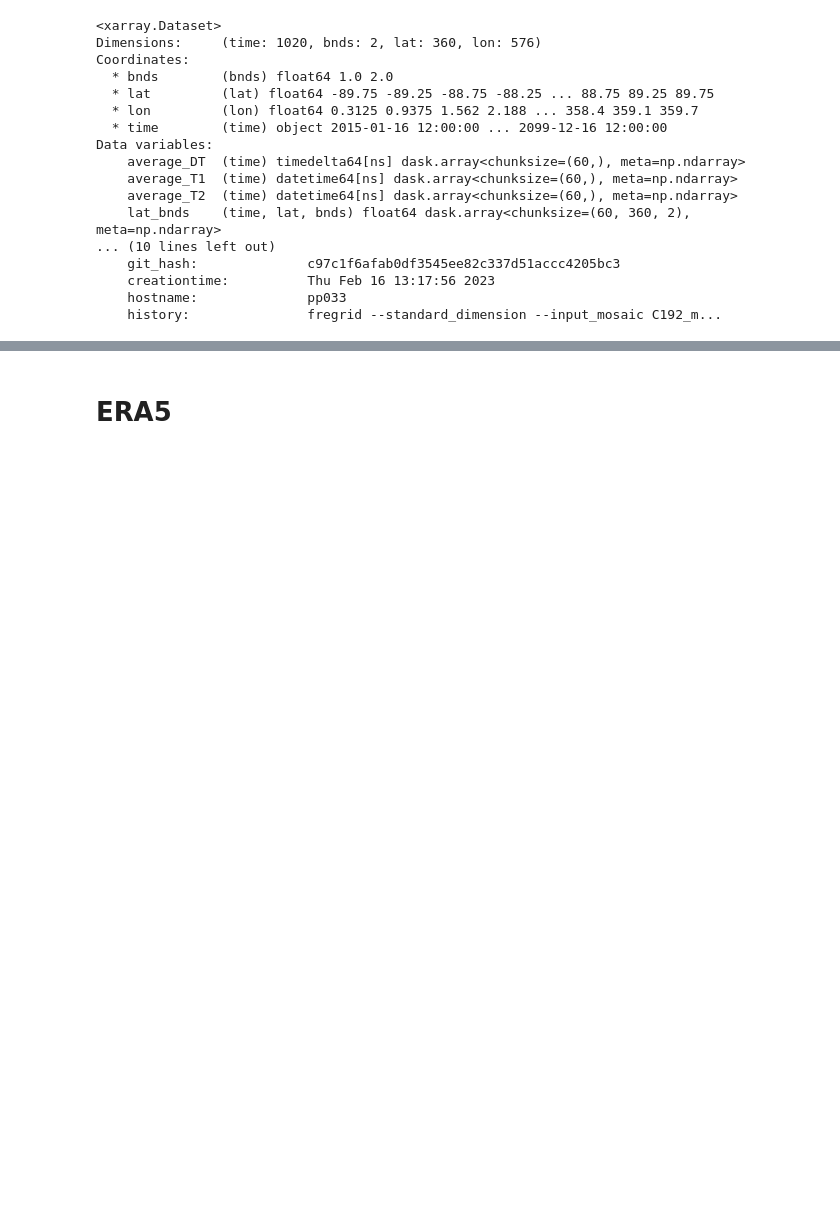
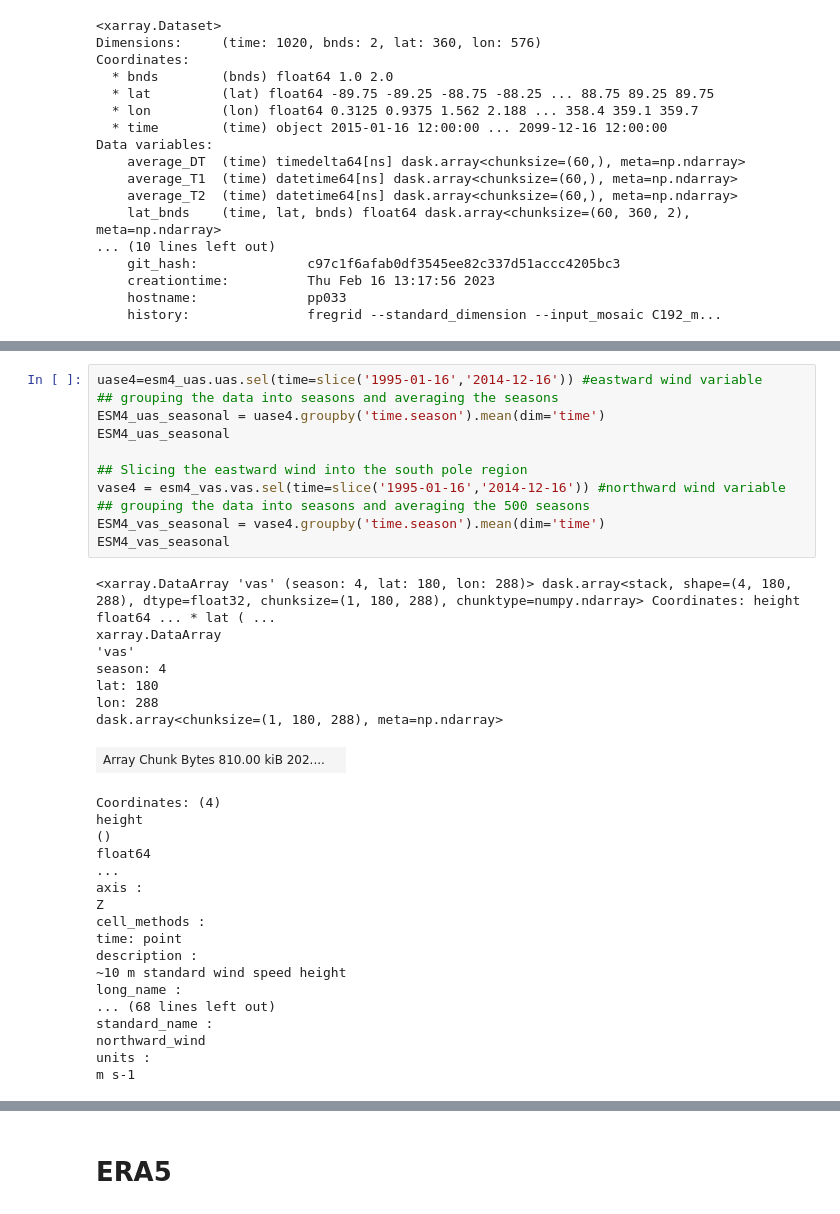
Before and after one commit to gewoolslayer/testing_katabatic_winds, a Jupyter notebook: mega_bar_plot.ipynb, the cells around one changed output, grey strips where cells are left out. Drawn from its saved outputs; the diff is of its cells as text; blank space fills up the shorter version.

```diff
--- a/mega_bar_plot.ipynb
+++ b/mega_bar_plot.ipynb
@@ -387,0 +751,37 @@ Data variables:
+# %%
+uase4=esm4_uas.uas.sel(time=slice('1995-01-16','2014-12-16')) #eastward wind variable
+## grouping the data into seasons and averaging the seasons
+ESM4_uas_seasonal = uase4.groupby('time.season').mean(dim='time')
+ESM4_uas_seasonal
+
+## Slicing the eastward wind into the south pole region
+vase4 = esm4_vas.vas.sel(time=slice('1995-01-16','2014-12-16')) #northward wind variable
+## grouping the data into seasons and averaging the 500 seasons
+ESM4_vas_seasonal = vase4.groupby('time.season').mean(dim='time')
+ESM4_vas_seasonal
+# %% [output]
+<xarray.DataArray 'vas' (season: 4, lat: 180, lon: 288)> dask.array<stack, shape=(4, 180, 288), dtype=float32, chunksize=(1, 180, 288), chunktype=numpy.ndarray> Coordinates: height float64 ... * lat ( ...
+xarray.DataArray
+'vas'
+season: 4
+lat: 180
+lon: 288
+dask.array<chunksize=(1, 180, 288), meta=np.ndarray>
+| Array Chunk Bytes 810.00 kiB 202.... |  |
+Coordinates: (4)
+height
+()
+float64
+...
+axis :
+Z
+cell_methods :
+time: point
+description :
+~10 m standard wind speed height
+long_name :
+... (68 lines left out)
+standard_name :
+northward_wind
+units :
+m s-1
```
Also changed, not shown: parts of 100 cells of this notebook.
